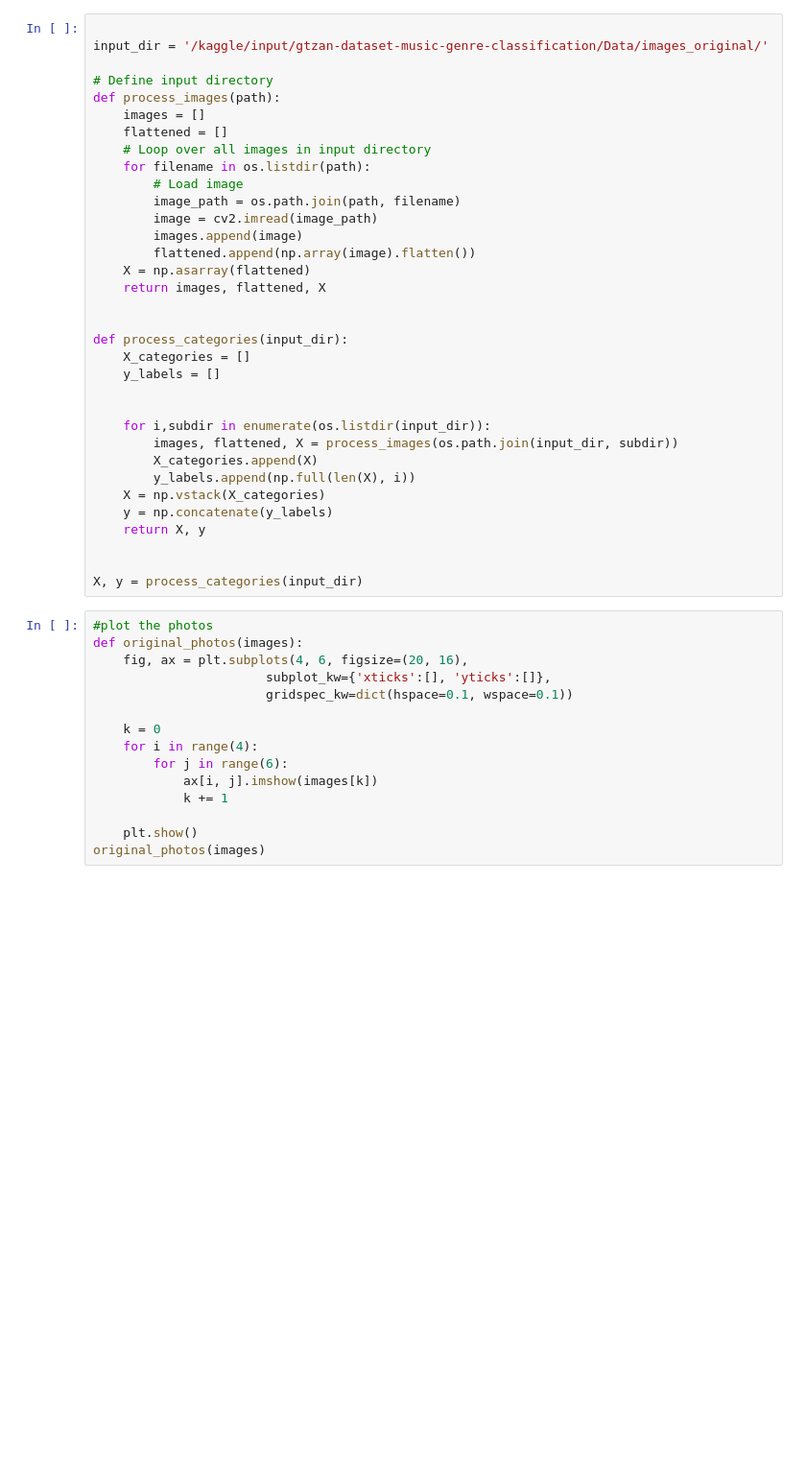
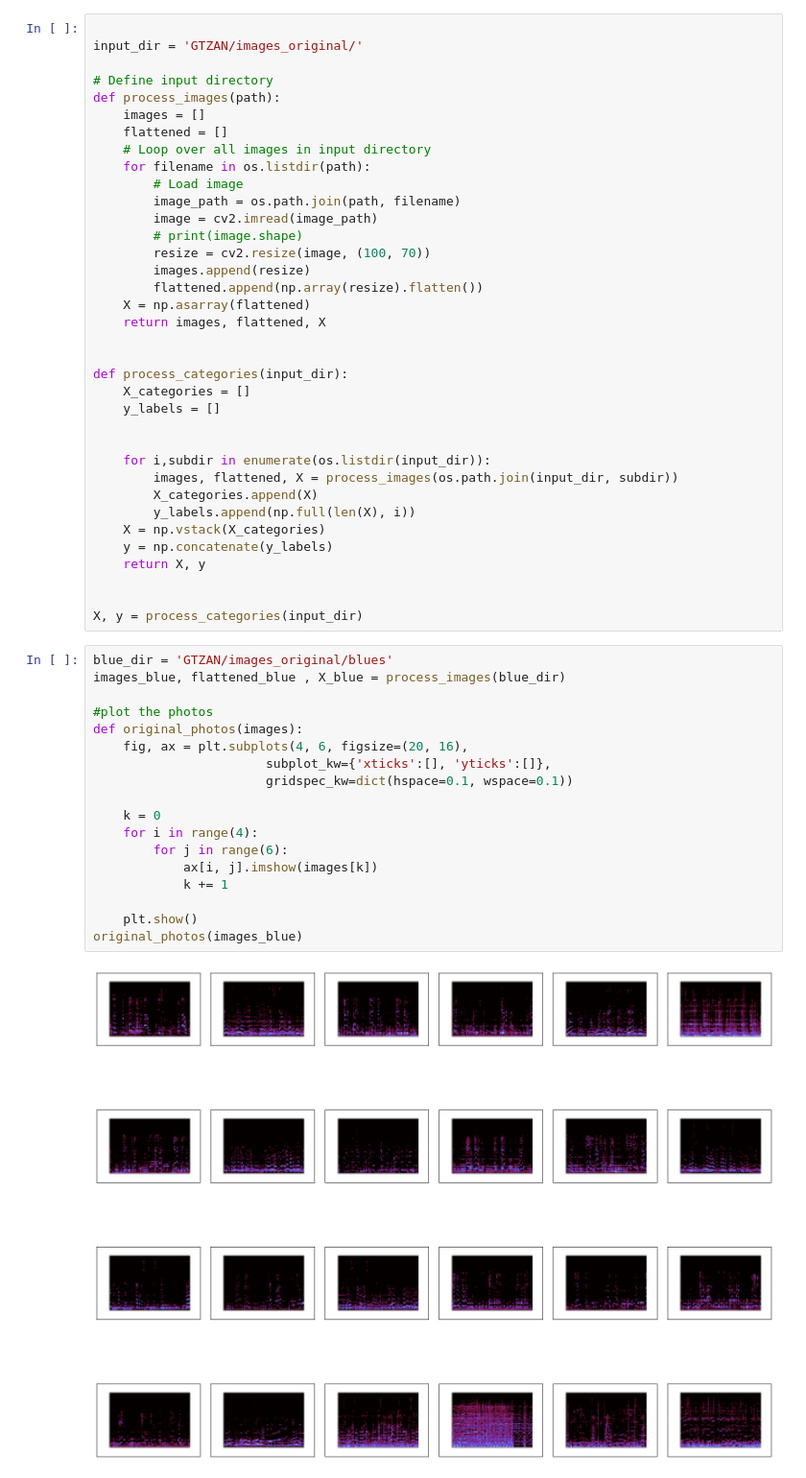
Before and after one commit to esther119/Deep-Learning-Tutorial, a Jupyter notebook: CNN_store.ipynb, the cells around one changed output. Shown at 96% size. Saved outputs shown, nothing was run; the diff lists cells and outputs as text; blank space fills up the shorter version.

```diff
--- a/CNN_store.ipynb
+++ b/CNN_store.ipynb
@@ -17,6 +22,6 @@ import matplotlib.pyplot as plt
 # %%
 
-input_dir = '/kaggle/input/gtzan-dataset-music-genre-classification/Data/images_original/'
+input_dir = 'GTZAN/images_original/'
 
 # Define input directory
 def process_images(path):
@@ -27,8 +32,10 @@ def process_images(path):
         # Load image
         image_path = os.path.join(path, filename)
         image = cv2.imread(image_path)
-        images.append(image)
-        flattened.append(np.array(image).flatten())
+        # print(image.shape)
+        resize = cv2.resize(image, (100, 70))
+        images.append(resize)
+        flattened.append(np.array(resize).flatten())
     X = np.asarray(flattened)
     return images, flattened, X
 
@@ -49,20 +56,25 @@ def process_categories(input_dir):
 
 X, y = process_categories(input_dir)
 # %%
+blue_dir = 'GTZAN/images_original/blues'
+images_blue, flattened_blue , X_blue = process_images(blue_dir)
+
 #plot the photos
 def original_photos(images):
     fig, ax = plt.subplots(4, 6, figsize=(20, 16),
                        subplot_kw={'xticks':[], 'yticks':[]},
                        gridspec_kw=dict(hspace=0.1, wspace=0.1))
 
     k = 0
     for i in range(4):
         for j in range(6):
             ax[i, j].imshow(images[k])
             k += 1
 
     plt.show()
-original_photos(images)
+original_photos(images_blue)
+# %% [output]
+[figure, added]
 # %%
 #train test split
 X_train,X_test,y_train,y_test = train_test_split(X, y, test_size=0.20, random_state=123)
```
Also changed, not shown: parts of 16 cells of this notebook.
